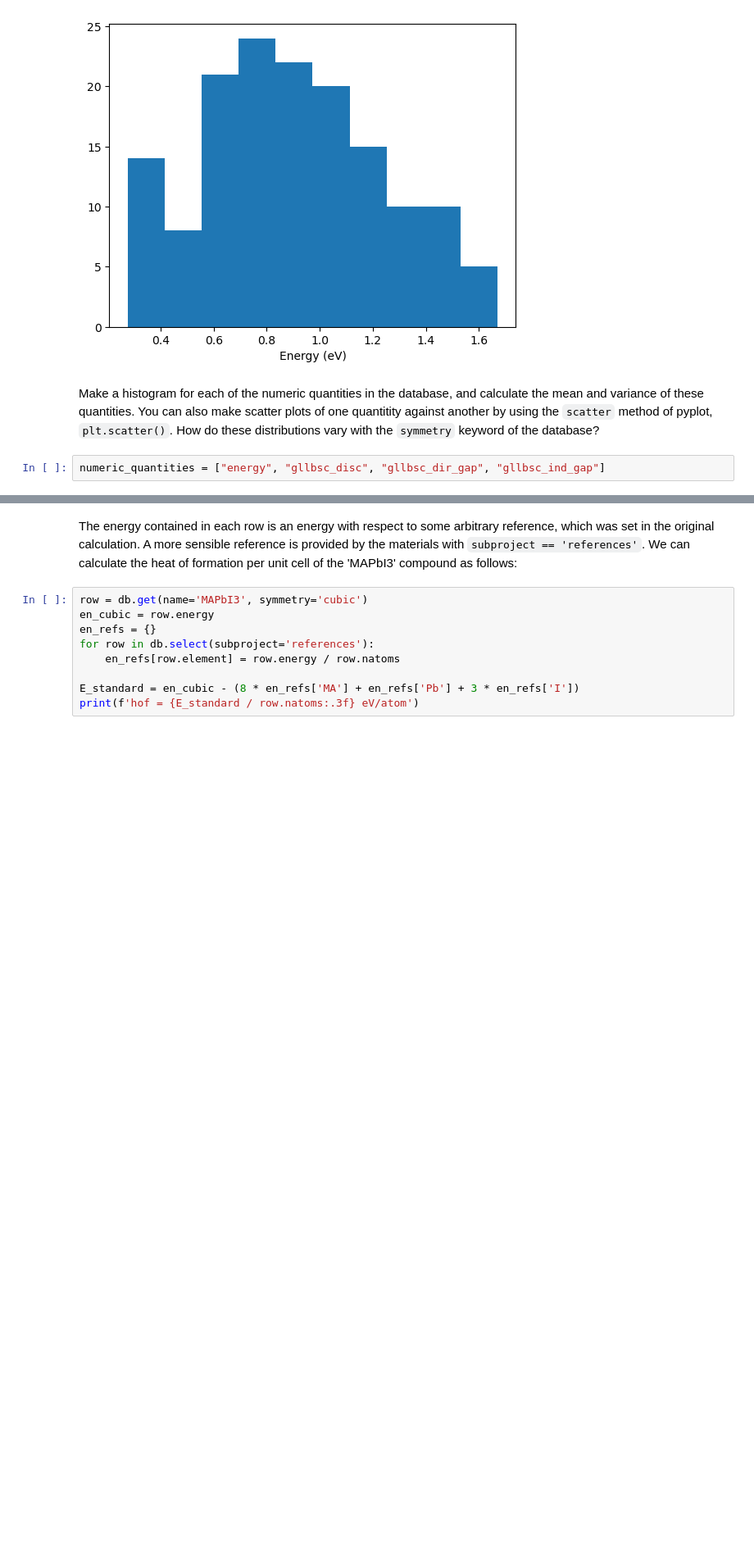
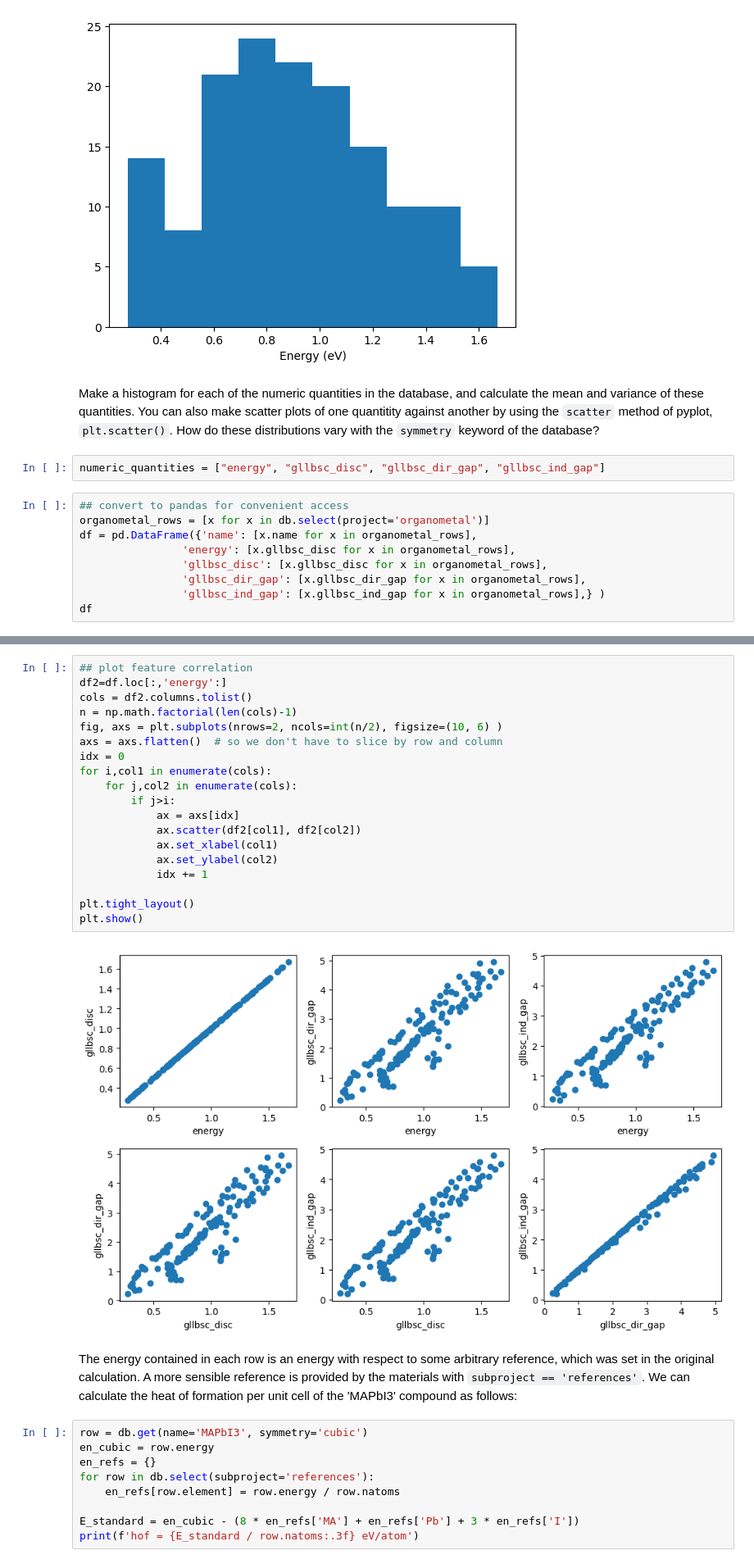
Before and after one commit to thangckt/note_dft, a Jupyter notebook: notebook/7_1.ml_design_mat.ipynb, the cells around one changed output, grey strips where cells are left out. Shown: that part at 82% size. Drawn from its saved outputs; the diff is of its cells as text; blank space fills up the shorter version.

```diff
--- a/notebook/7_1.ml_design_mat.ipynb
+++ b/notebook/7_1.ml_design_mat.ipynb
@@ -145,3 +146,12 @@ Variance of `gllbsc_disc` = 0.1132
 Make a histogram for each of the numeric quantities in the database, and calculate the mean and variance of these quantities. You can also make scatter plots of one quantitity against another by using the `scatter` method of pyplot, `plt.scatter()`. How do these distributions vary with the `symmetry` keyword of the database?
 # %%
 numeric_quantities = ["energy", "gllbsc_disc", "gllbsc_dir_gap", "gllbsc_ind_gap"]
+# %%
+## convert to pandas for convenient access
+organometal_rows = [x for x in db.select(project='organometal')]
+df = pd.DataFrame({'name': [x.name for x in organometal_rows],
+                'energy': [x.gllbsc_disc for x in organometal_rows],
+                'gllbsc_disc': [x.gllbsc_disc for x in organometal_rows],
+                'gllbsc_dir_gap': [x.gllbsc_dir_gap for x in organometal_rows],
+                'gllbsc_ind_gap': [x.gllbsc_ind_gap for x in organometal_rows],} )
+df
@@ -148,3 +172,24 @@ numeric_quantities = ["energy", "gllbsc_disc", "gllbsc_dir_gap", "gllbsc_ind_gap
+# %%
+## plot feature correlation
+df2=df.loc[:,'energy':]
+cols = df2.columns.tolist()
+n = np.math.factorial(len(cols)-1)
+fig, axs = plt.subplots(nrows=2, ncols=int(n/2), figsize=(10, 6) )
+axs = axs.flatten()  # so we don't have to slice by row and column
+idx = 0
+for i,col1 in enumerate(cols):
+    for j,col2 in enumerate(cols):
+        if j>i:
+            ax = axs[idx]
+            ax.scatter(df2[col1], df2[col2])
+            ax.set_xlabel(col1)
+            ax.set_ylabel(col2)
+            idx += 1
+
+plt.tight_layout()
+plt.show()
+# %% [output]
+[figure, added]
 # %% [markdown]
 
 The energy contained in each row is an energy with respect to some arbitrary reference, which was set in the original calculation. A more sensible reference is provided by the materials with `subproject == 'references'`. We can calculate the heat of formation per unit cell of the 'MAPbI3' compound as follows:
```
Also changed, not shown: parts of 10 cells of this notebook.
